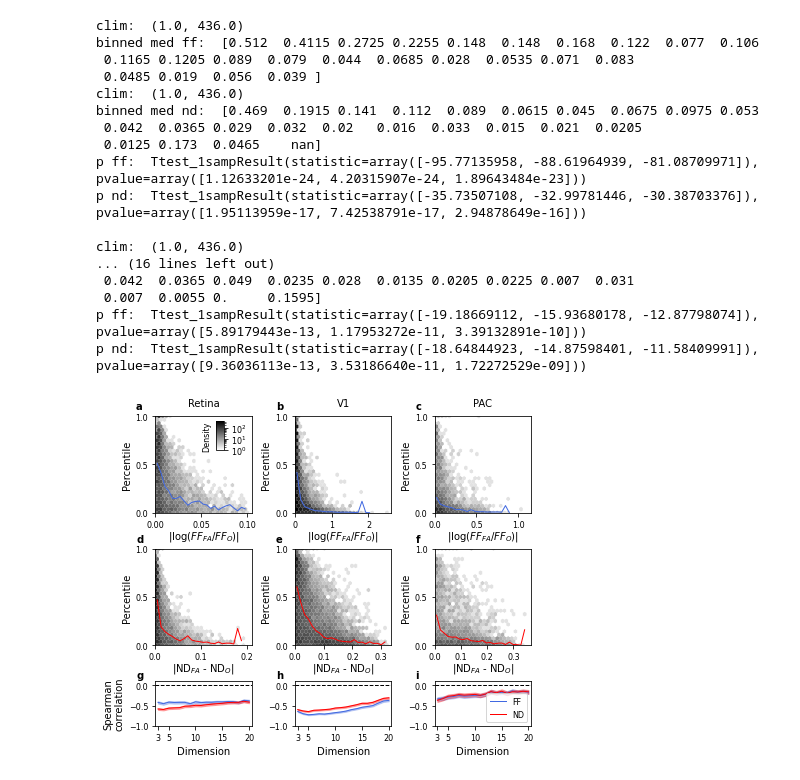
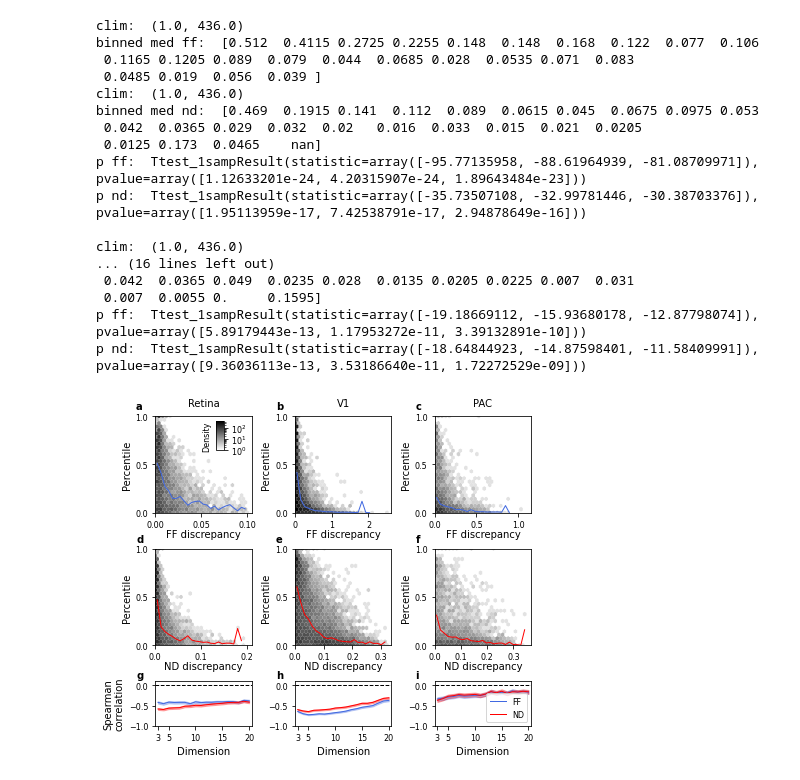
Before and after one commit to BouchardLab/noise_correlations, a Jupyter notebook: figures/figure4.ipynb, the cells around one changed output. Saved outputs shown, nothing was run; the diff lists cells and outputs as text; code cells hidden in the pictures.

```diff
--- a/figures/figure4.ipynb
+++ b/figures/figure4.ipynb
@@ -212,11 +212,11 @@ for ax in axes[:2].ravel():
 
 # Top row settings
 for ax in axes[0]:
-    ax.set_xlabel(r'$|\log(FF_{FA}/FF_O)|$', fontsize=ax_label_size, labelpad=0)
+    ax.set_xlabel(r'FF discrepancy', fontsize=ax_label_size, labelpad=0)
 
 # Top row settings
 for ax in axes[1]:
-    ax.set_xlabel(r'|ND$_{FA}$ - ND$_O|$', fontsize=ax_label_size, labelpad=0)
+    ax.set_xlabel(r'ND discrepancy', fontsize=ax_label_size, labelpad=0)
 
 # Apply titles
 axes[0, 0].set_title(r'Retina', fontsize=ax_label_size, pad=title_pad)
@@ -242,31 +242,31 @@ for ii in range(3):
         ax.text(-.2, 1.07, lets[c], size=letter_size, fontweight='bold',
                 transform=ax.transAxes)
         c += 1
 for ax in axes.ravel():
     ax.tick_params(labelsize=tick_label_size)
 caxes.tick_params(labelsize=tick_label_size)
 caxes.set_ylabel('Density', size=tick_label_size)
 caxes.yaxis.set_label_position('left')
 
 plt.savefig('figure4.pdf', dpi=300)
 plt.savefig('figure4.jpg', dpi=300)
 plt.show()
 # %% [output]
 clim:  (1.0, 436.0)
 binned med ff:  [0.512  0.4115 0.2725 0.2255 0.148  0.148  0.168  0.122  0.077  0.106
  0.1165 0.1205 0.089  0.079  0.044  0.0685 0.028  0.0535 0.071  0.083
  0.0485 0.019  0.056  0.039 ]
 clim:  (1.0, 436.0)
 binned med nd:  [0.469  0.1915 0.141  0.112  0.089  0.0615 0.045  0.0675 0.0975 0.053
  0.042  0.0365 0.029  0.032  0.02   0.016  0.033  0.015  0.021  0.0205
  0.0125 0.173  0.0465    nan]
 p ff:  Ttest_1sampResult(statistic=array([-95.77135958, -88.61964939, -81.08709971]), pvalue=array([1.12633201e-24, 4.20315907e-24, 1.89643484e-23]))
 p nd:  Ttest_1sampResult(statistic=array([-35.73507108, -32.99781446, -30.38703376]), pvalue=array([1.95113959e-17, 7.42538791e-17, 2.94878649e-16]))
 
 clim:  (1.0, 436.0)
 ... (16 lines left out)
  0.042  0.0365 0.049  0.0235 0.028  0.0135 0.0205 0.0225 0.007  0.031
  0.007  0.0055 0.     0.1595]
 p ff:  Ttest_1sampResult(statistic=array([-19.18669112, -15.93680178, -12.87798074]), pvalue=array([5.89179443e-13, 1.17953272e-11, 3.39132891e-10]))
 p nd:  Ttest_1sampResult(statistic=array([-18.64844923, -14.87598401, -11.58409991]), pvalue=array([9.36036113e-13, 3.53186640e-11, 1.72272529e-09]))
-[figure, old version]
+[figure, new version]
```
Also changed, not shown: 2 other files.
